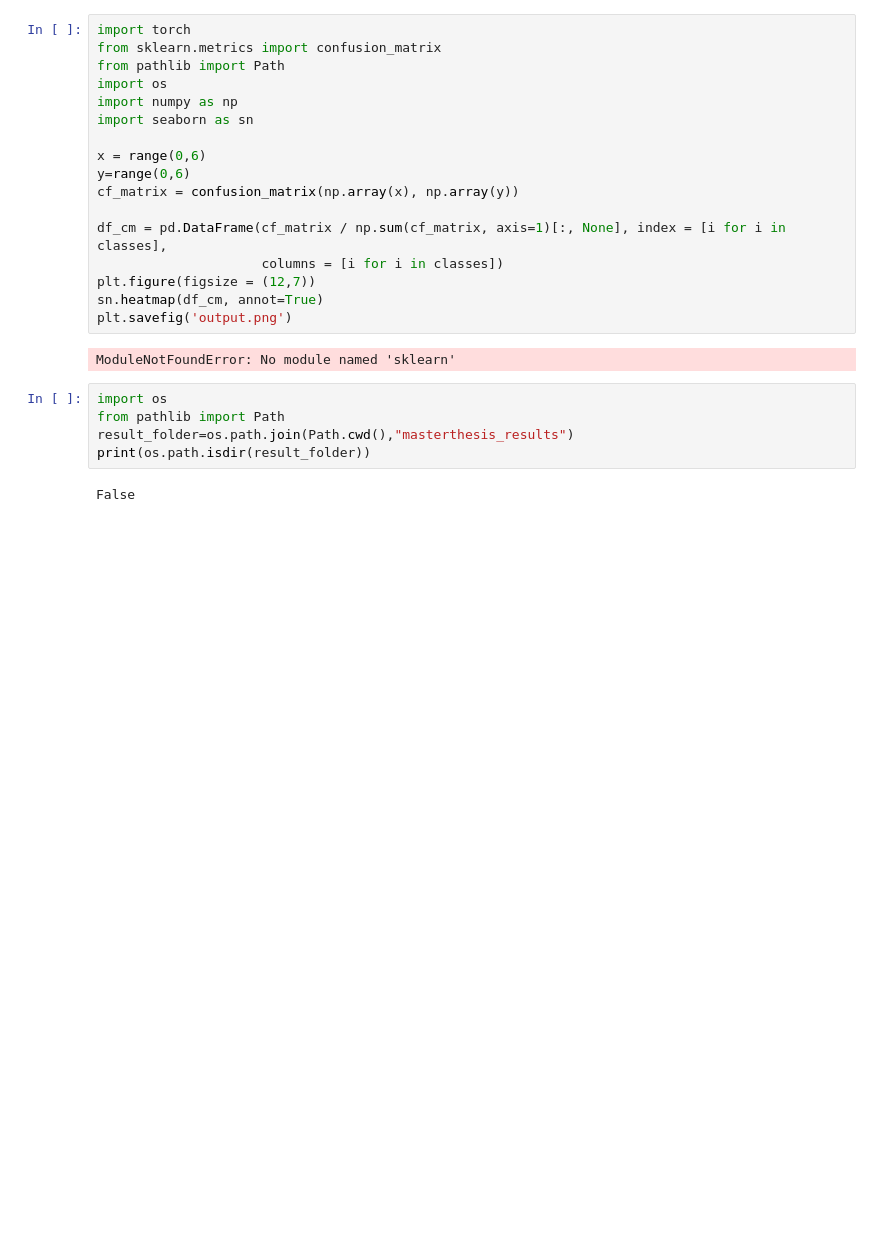
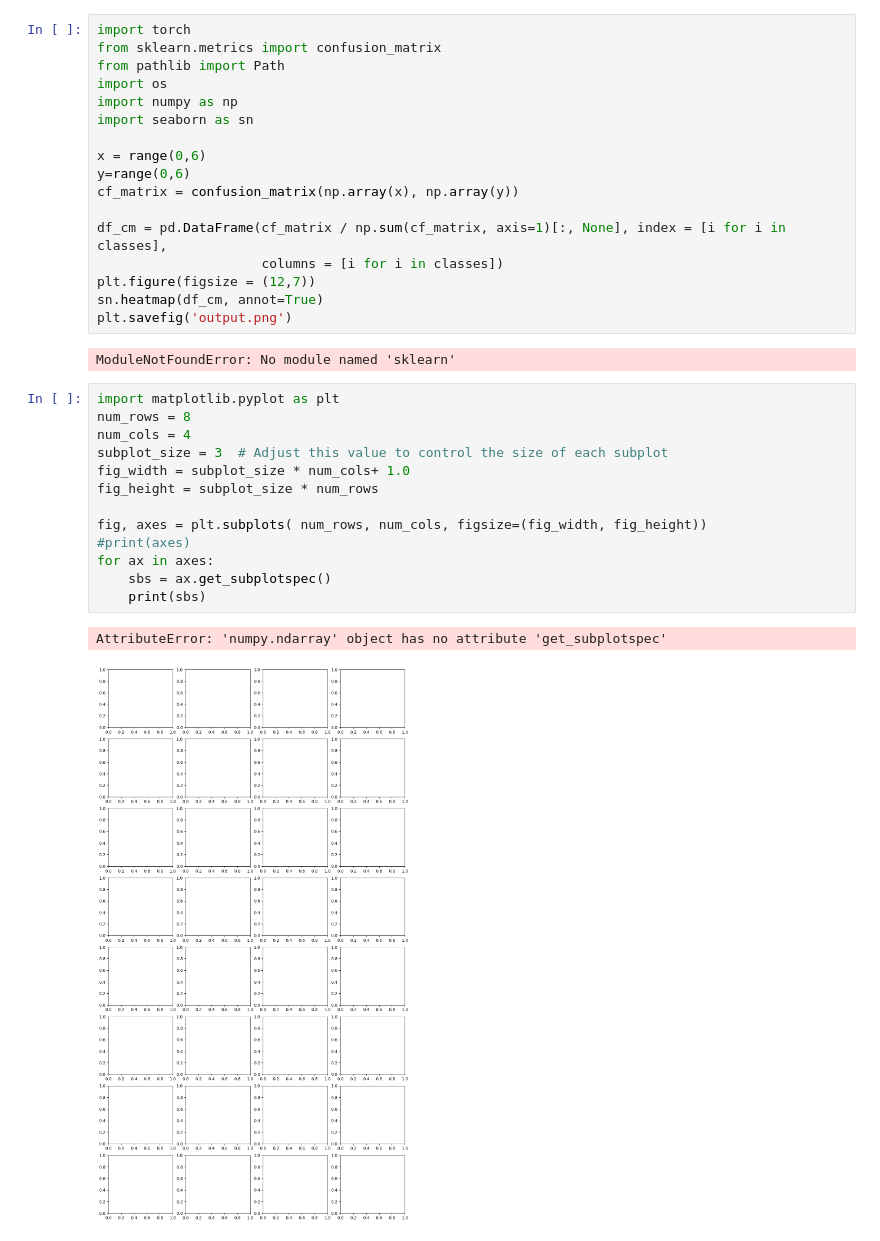
Before and after one commit to Philipp-Ro/torch_stain_transfer, a Jupyter notebook: code/test.ipynb, the cells around one changed output. Drawn from its saved outputs; the diff is of its cells as text; blank space fills up the shorter version.

```diff
--- a/code/test.ipynb
+++ b/code/test.ipynb
@@ -65,10 +65,19 @@ sn.heatmap(df_cm, annot=True)
 plt.savefig('output.png')
 # %% [output]
 ModuleNotFoundError: No module named 'sklearn'
-# %%
-import os
-from pathlib import Path
-result_folder=os.path.join(Path.cwd(),"masterthesis_results")
-print(os.path.isdir(result_folder))
-# %% [output]
-False
+# %%
+import matplotlib.pyplot as plt
+num_rows = 8
+num_cols = 4
+subplot_size = 3  # Adjust this value to control the size of each subplot
+fig_width = subplot_size * num_cols+ 1.0
+fig_height = subplot_size * num_rows
+
+fig, axes = plt.subplots( num_rows, num_cols, figsize=(fig_width, fig_height))
+#print(axes)
+for ax in axes:
+    sbs = ax.get_subplotspec()
+    print(sbs)
+# %% [output]
+AttributeError: 'numpy.ndarray' object has no attribute 'get_subplotspec'
+[figure, added]
```
Also changed, not shown: 8 other files.
